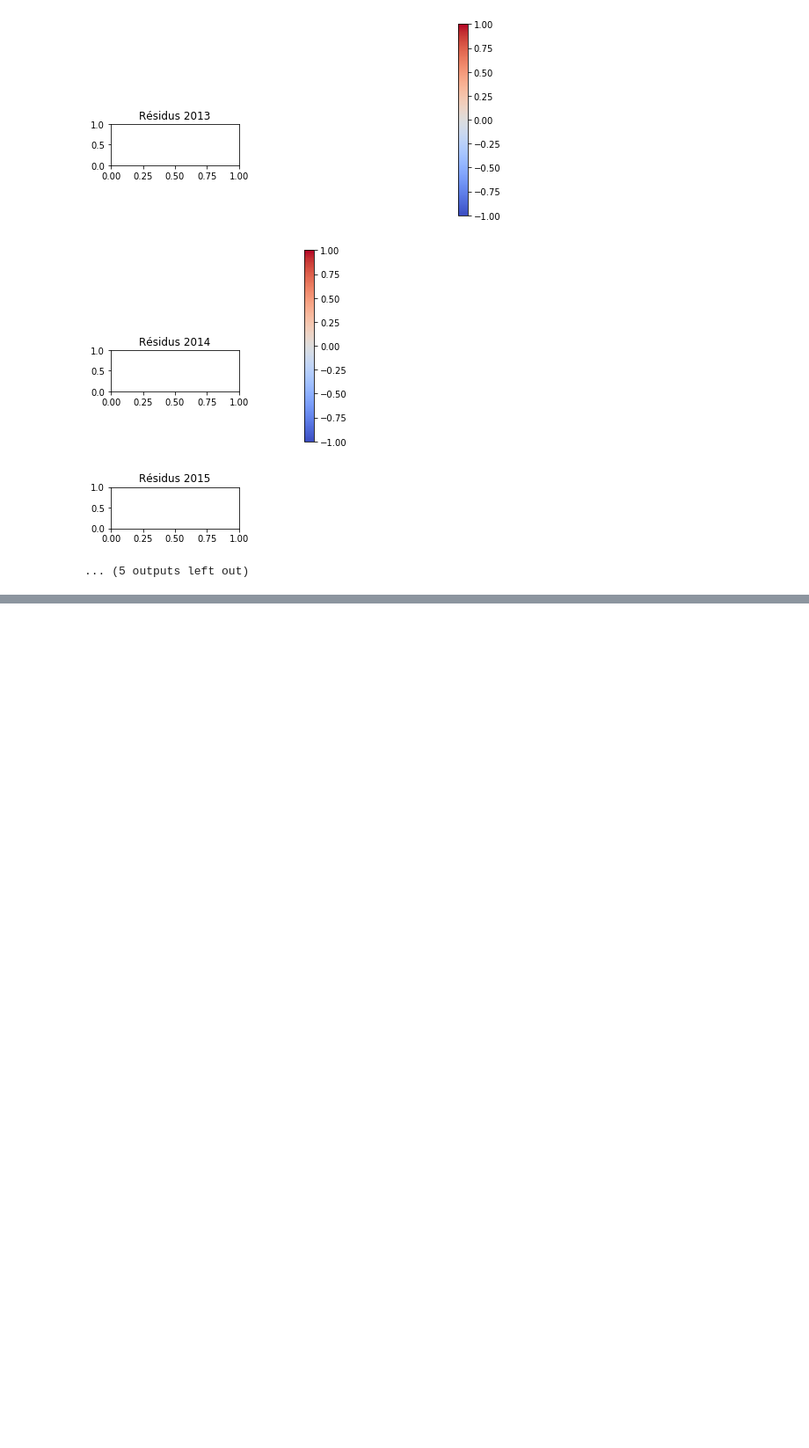
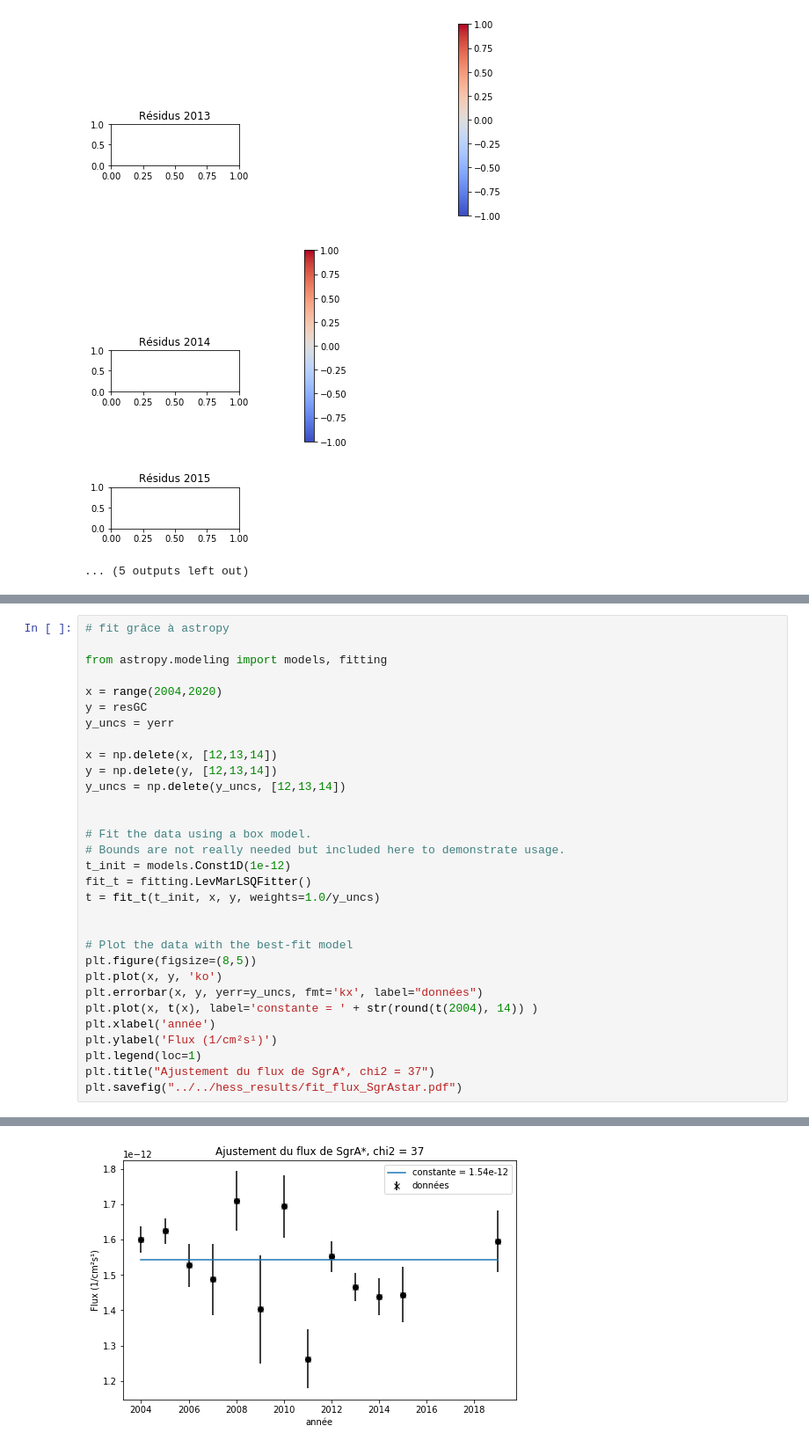
Before and after one commit to SamZouari/hess, a Jupyter notebook: notebooks0.15/evolutionGC_withDE.ipynb, the cells around one changed output, grey strips where cells are left out. Shown at 88% size. Cells and saved outputs as stored; diff of their text form; blank space fills up the shorter version.

```diff
--- a/notebooks0.15/evolutionGC_withDE.ipynb
+++ b/notebooks0.15/evolutionGC_withDE.ipynb
@@ -385,0 +366,32 @@ amplitude  3.838e-12   nan cm-2 s-1        nan       nan  False
+# %%
+# fit grâce à astropy
+
+from astropy.modeling import models, fitting
+
+x = range(2004,2020)
+y = resGC
+y_uncs = yerr
+
+x = np.delete(x, [12,13,14])
+y = np.delete(y, [12,13,14])
+y_uncs = np.delete(y_uncs, [12,13,14])
+
+
+# Fit the data using a box model.
+# Bounds are not really needed but included here to demonstrate usage.
+t_init = models.Const1D(1e-12)
+fit_t = fitting.LevMarLSQFitter()
+t = fit_t(t_init, x, y, weights=1.0/y_uncs)
+
+
+# Plot the data with the best-fit model
+plt.figure(figsize=(8,5))
+plt.plot(x, y, 'ko')
+plt.errorbar(x, y, yerr=y_uncs, fmt='kx', label="données")
+plt.plot(x, t(x), label='constante = ' + str(round(t(2004), 14)) )
+plt.xlabel('année')
+plt.ylabel('Flux (1/cm²s¹)')
+plt.legend(loc=1)
+plt.title("Ajustement du flux de SgrA*, chi2 = 37")
+plt.savefig("../../hess_results/fit_flux_SgrAstar.pdf")
+# %% [output]
@@ -385,0 +399 @@ amplitude  3.838e-12   nan cm-2 s-1        nan       nan  False
+[figure, added]
```
Also changed, not shown: parts of 19 cells of this notebook.
